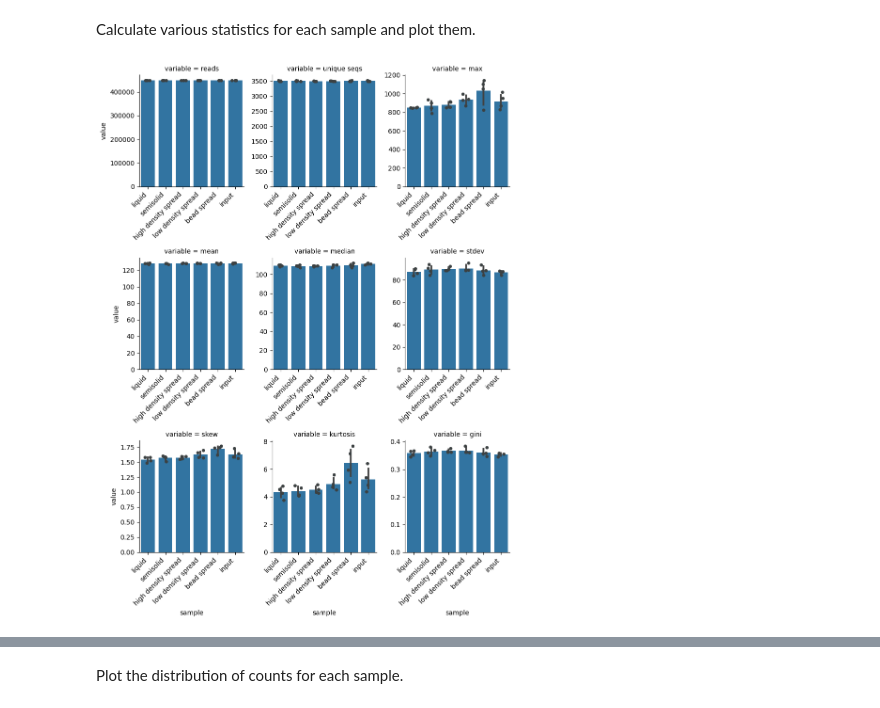
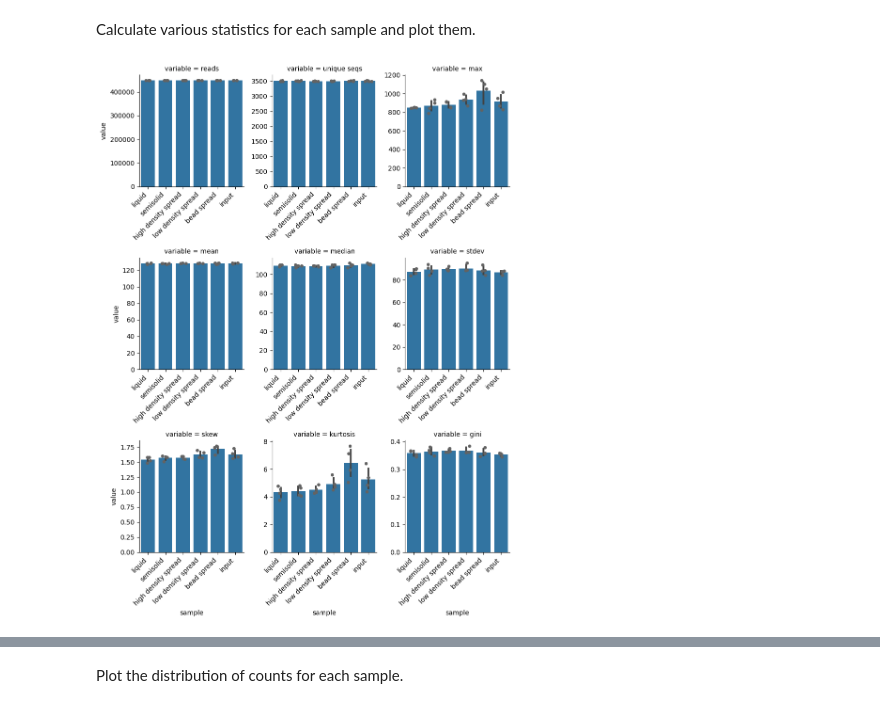
Before and after one commit to nmateyko/PlasmidLibraryAmplificationBias, a Jupyter notebook: analysis/20240318_notebooks/MORF_analysis_initial_20240318.ipynb, the cells around one changed output, grey strips where cells are left out. Cells and saved outputs as stored; diff of their text form; code cells hidden in the pictures.

```diff
--- a/analysis/20240318_notebooks/MORF_analysis_initial_20240318.ipynb
+++ b/analysis/20240318_notebooks/MORF_analysis_initial_20240318.ipynb
@@ -146,12 +154,12 @@ sample_stats_df = pd.DataFrame(sample_stats, columns=['sample', 'rep', 'unique s
 # %%
 g = sns.FacetGrid(sample_stats_df, col='variable',
                   col_order=['reads', 'unique seqs', 'max', 'mean', 'median', 'stdev', 'skew', 'kurtosis', 'gini'],
                   col_wrap=3, height=4, aspect=0.75, sharex=False, sharey=False)
 g.map(sns.barplot, 'sample', 'value', order=sample_names)
-g.map(sns.stripplot, 'sample', 'value', order=sample_names, color='#3c4142', size=5, jitter=0.2)
+g.map(sns.stripplot, 'sample', 'value', order=sample_names, color='#636363', size=5, jitter=0.2)
 for axes in g.axes.flat:
     _ = axes.set_xticklabels(axes.get_xticklabels(), rotation=45, ha='right')
 plt.tight_layout()
 plt.show()
 # %% [output]
-[figure, old version]
+[figure, new version]
```
Also changed, not shown: parts of 10 cells of this notebook, 3 other files.
